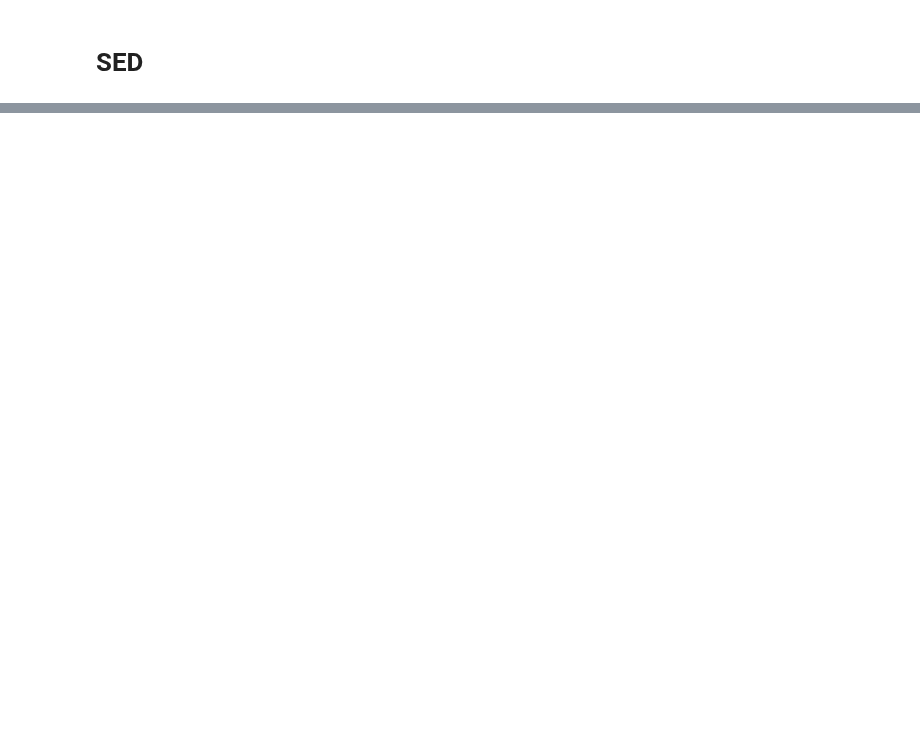
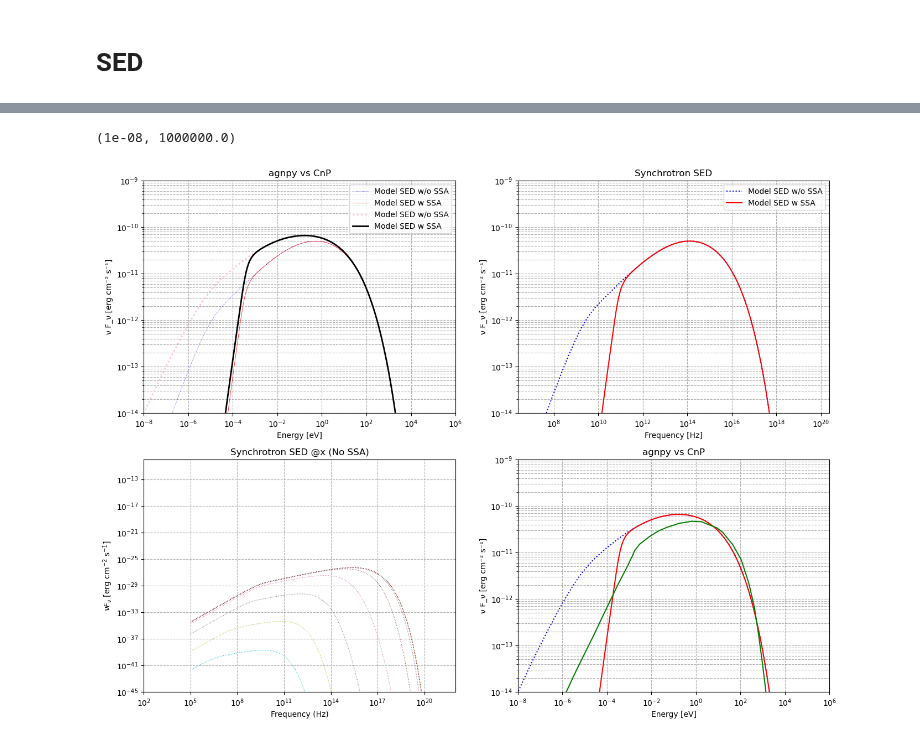
Before and after one commit to cosimoNigro/agnpy, a Jupyter notebook: electron_evolution.ipynb, the cells around one changed output, grey strips where cells are left out. Drawn from its saved outputs; the diff is of its cells as text; code cells hidden in the pictures; blank space fills up the shorter version.

```diff
--- a/electron_evolution.ipynb
+++ b/electron_evolution.ipynb
@@ -138,3 +152,6 @@ $[2.7079918 \times 10^{-19},~2.9469584 \times 10^{-19},~3.2070188 \times 10^{-19
+# %%
+sed_nossa_two= syn_two.sed_flux(nu_obs, ssa=False)
+sed_ssa_two= syn_two.sed_flux(nu_obs, ssa=True)
 # %%
 sed_nossa= syn.sed_flux(nu_obs, ssa=False)
 sed_ssa= syn.sed_flux(nu_obs, ssa=True)
@@ -186,15 +197,0 @@ plt.show()
-# %%
-# Plot SED
-plt.figure(figsize=(6,5))
-for i, sed in enumerate(sed_x_nossa[::1]):
-    plt.loglog(nu_obs, sed, linestyle='dotted',lw=0.8,label = jet.x[i])
-plt.loglog(nu_obs,np.trapz(sed_x_nossa,jet.x,axis=0))
-plt.xlabel("Frequency (Hz)]")
-plt.ylabel("ν F_ν [erg cm⁻² s⁻¹]")
-plt.title("Synchrotron SED @x")
-plt.grid(True, which='both', ls='--')
-plt.ylim(1e-15, 1e-8)
-#plt.xlim(1,1e20)
-#plt.legend()
-plt.tight_layout()
-plt.show()
@@ -292,0 +251,50 @@ plt.show()
+# %%
+fig, axes = plt.subplots(2,2, figsize=(16, 12))
+
+axes[0,0].loglog((nu_obs).to(u.eV, equivalencies=u.spectral()), sed_nossa, color='blue', lw=0.5, linestyle='dotted', label='Model SED w/o SSA')
+axes[0,0].loglog((nu_obs).to(u.eV, equivalencies=u.spectral()), sed_ssa, color='red',lw=0.5, linestyle='solid', label='Model SED w SSA')
+axes[0,0].loglog((nu_obs).to(u.eV, equivalencies=u.spectral()), sed_nossa_two, color='pink',lw=2, linestyle='dotted', label='Model SED w/o SSA')
+axes[0,0].loglog((nu_obs).to(u.eV, equivalencies=u.spectral()), sed_ssa_two, color='black',lw=2, linestyle='solid', label='Model SED w SSA')
+# Overlay updated data points
+#axes[0,0].loglog(x_sorted, y_sorted, linestyle='solid', color='skyblue',label='BL Lac C&P')
+axes[0,0].set_xlabel("Energy [eV]")
+axes[0,0].set_ylabel("ν F_ν [erg cm⁻² s⁻¹]")
+axes[0,0].set_title("agnpy vs CnP")
+axes[0,0].grid(True, which='both', ls='--')
+axes[0,0].set_ylim(1e-14, 1e-9)
+axes[0,0].set_xlim(1e-8, 1e6)
+axes[0,0].legend()
+
+axes[0,1].loglog((nu_obs), sed_nossa, color='blue', linestyle='dotted', label='Model SED w/o SSA')
+axes[0,1].loglog((nu_obs), sed_ssa, color='red', linestyle='solid', label='Model SED w SSA')
+axes[0,1].set_xlabel("Frequency [Hz]")
+axes[0,1].set_ylabel("ν F_ν [erg cm⁻² s⁻¹]")
+axes[0,1].set_title("Synchrotron SED")
+axes[0,1].grid(True, which='both', ls='--')
+axes[0,1].set_ylim(1e-14, 1e-9)
+axes[0,1].set_xlim(((1e-8*u.eV).to('Hz',equivalencies=u.spectral()).value),((1e6*u.eV).to('Hz',equivalencies=u.spectral()).value))
+axes[0,1].legend()
+
+
+for i, sed in enumerate(sed_x_nossa[::10]):
+    axes[1,0].loglog(nu_obs, sed, linestyle='dotted',lw=0.8,label = jet.x[10*i])
+axes[1,0].set_title("Synchrotron SED @x (No SSA)")
+axes[1,0].set_ylabel(r"$\nu F_\nu$ [erg cm$^{-2}$ s$^{-1}$]")
+axes[1,0].set_xlabel("Frequency (Hz)")
+axes[1,0].grid(True, which='both', ls='--')
+axes[1,0].set_ylim(1e-45, 1e-10)
+axes[1,0].set_xlim(1e2,1e22)
+
+axes[1,1].loglog((nu_obs).to(u.eV, equivalencies=u.spectral()), sed_nossa_two, color='blue', linestyle='dotted', label='Model SED w/o SSA')
+axes[1,1].loglog((nu_obs).to(u.eV, equivalencies=u.spectral()), sed_ssa_two, color='red', linestyle='solid', label='Model SED w SSA')
+# Overlay updated data points
+axes[1,1].loglog(x_sorted, y_sorted, linestyle='solid', color='green',label='BL Lac C&P')
+axes[1,1].set_xlabel("Energy [eV]")
+axes[1,1].set_ylabel("ν F_ν [erg cm⁻² s⁻¹]")
+axes[1,1].set_title("agnpy vs CnP")
+axes[1,1].grid(True, which='both', ls='--')
+axes[1,1].set_ylim(1e-14, 1e-9)
+axes[1,1].set_xlim(1e-8, 1e6)
+# %% [output]
+(1e-08, 1000000.0)
+[figure, added]
```
Also changed, not shown: parts of 37 cells of this notebook, 40 other files.
